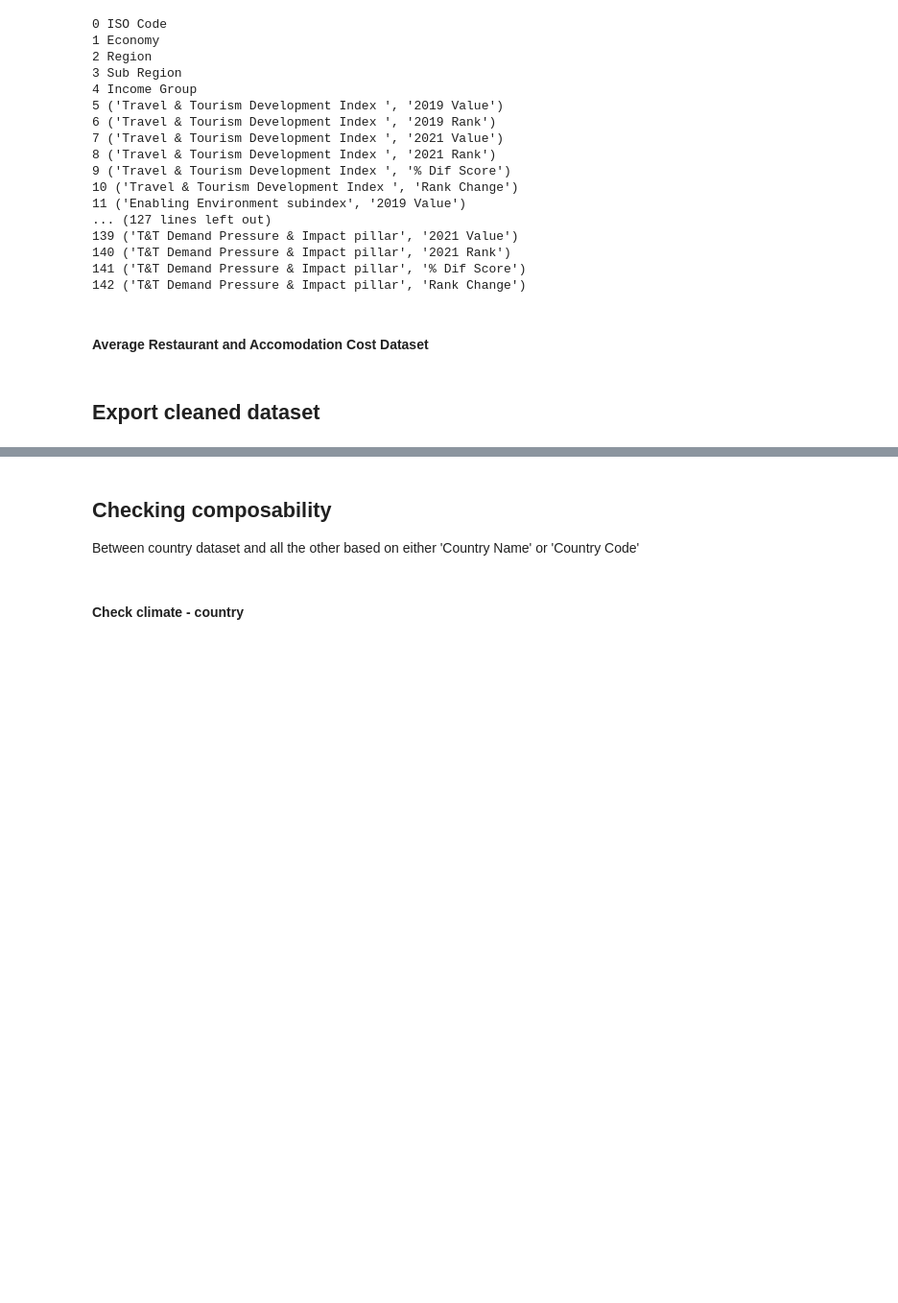
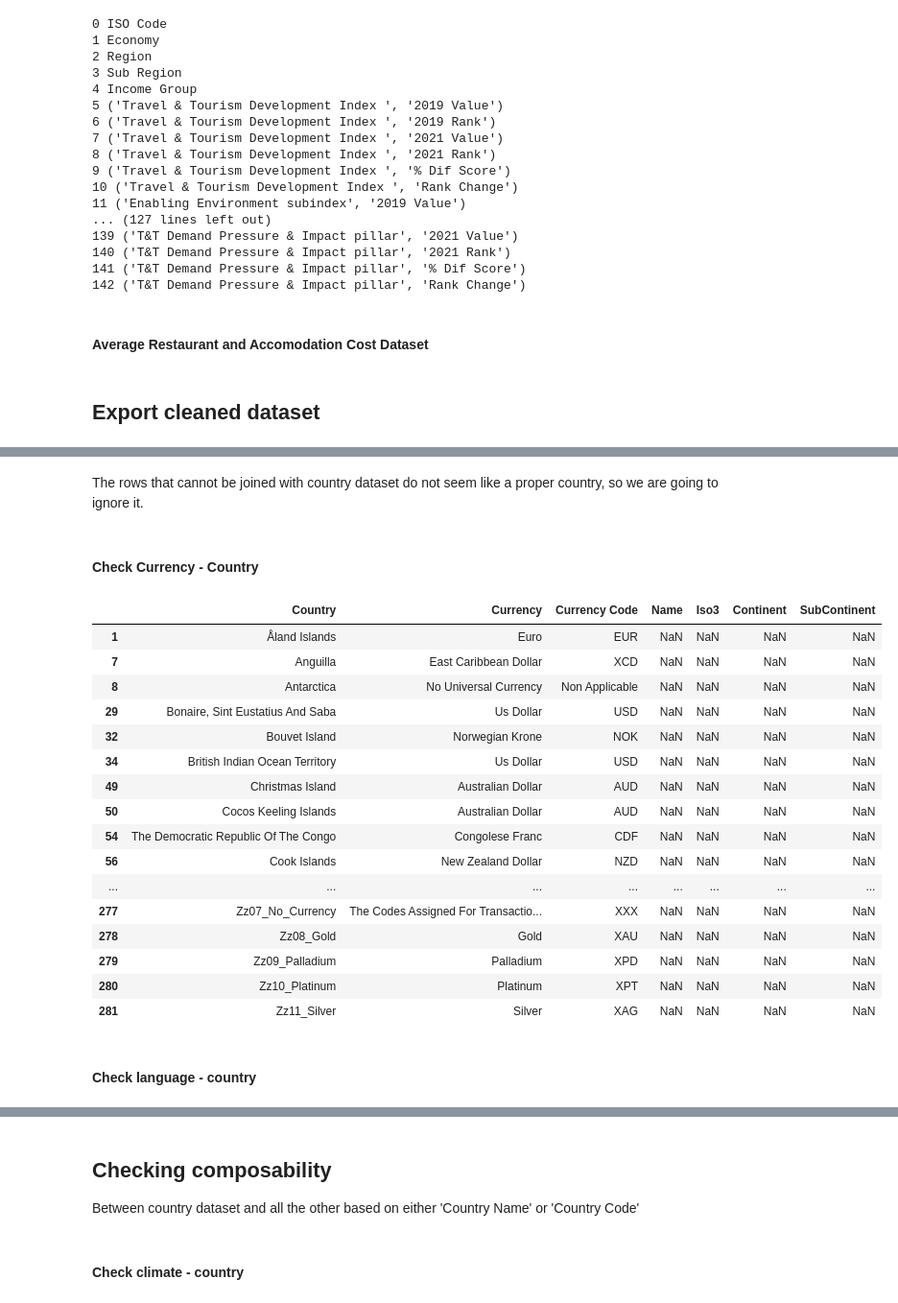
Before and after one commit to syeon0928/FinalExam_VA, a Jupyter notebook: data_cleaning/etl_eda .ipynb, the cells around one changed output, grey strips where cells are left out. Shown at 96% size. Cells and saved outputs as stored; diff of their text form; code cells hidden in the pictures; blank space fills up the shorter version.

```diff
--- a/data_cleaning/etl_eda .ipynb
+++ b/data_cleaning/etl_eda .ipynb
@@ -781,0 +806,11 @@ avg_rest_hot_p["Type Traveler"] = np.select(conditions, choices, default = "Non
+# %%
+# get cleaned datasets
+country = pd.read_csv('../cleaned_data/country.csv', index_col=[0])
+climate = pd.read_csv('../cleaned_data/climate.csv', index_col=[0])
+currency = pd.read_csv('../cleaned_data/currencies.csv', index_col=[0])
+language = pd.read_csv('../cleaned_data/language.csv', encoding='latin-1', index_col=[0])
+peace = pd.read_csv('../cleaned_data/peace_index.csv', index_col=[0])
+population = pd.read_csv('../cleaned_data/population.csv', index_col=[0])
+religion = pd.read_csv('../cleaned_data/Religion.csv', index_col=[0])
+wef_ttdi = pd.read_csv('../cleaned_data/wef_ttdi.csv', index_col=[0])
+avg_rest_hot_p = pd.read_csv("../cleaned_data/avg_rest_hot_p.csv", index_col=[0])
@@ -781,0 +845,27 @@ avg_rest_hot_p["Type Traveler"] = np.select(conditions, choices, default = "Non
+# %% [markdown]
+The rows that cannot be joined with country dataset do not seem like a proper country, so we are going to ignore it.
+# %% [markdown]
+#### Check Currency - Country
+# %%
+currency = currency.merge(country, how='left', left_on='Country', right_on='Name')
+currency[currency['Name'].isnull()]
+# %% [output]
+|  | Country | Currency | Currency Code | Name | Iso3 | Continent | SubContinent |
+| 1 | Åland Islands | Euro | EUR | NaN | NaN | NaN | NaN |
+| 7 | Anguilla | East Caribbean Dollar | XCD | NaN | NaN | NaN | NaN |
+| 8 | Antarctica | No Universal Currency | Non Applicable | NaN | NaN | NaN | NaN |
+| 29 | Bonaire, Sint Eustatius And Saba | Us Dollar | USD | NaN | NaN | NaN | NaN |
+| 32 | Bouvet Island | Norwegian Krone | NOK | NaN | NaN | NaN | NaN |
+| 34 | British Indian Ocean Territory | Us Dollar | USD | NaN | NaN | NaN | NaN |
+| 49 | Christmas Island | Australian Dollar | AUD | NaN | NaN | NaN | NaN |
+| 50 | Cocos Keeling Islands | Australian Dollar | AUD | NaN | NaN | NaN | NaN |
+| 54 | The Democratic Republic Of The Congo | Congolese Franc | CDF | NaN | NaN | NaN | NaN |
+| 56 | Cook Islands | New Zealand Dollar | NZD | NaN | NaN | NaN | NaN |
+| ... | ... | ... | ... | ... | ... | ... | ... |
+| 277 | Zz07_No_Currency | The Codes Assigned For Transactio... | XXX | NaN | NaN | NaN | NaN |
+| 278 | Zz08_Gold | Gold | XAU | NaN | NaN | NaN | NaN |
+| 279 | Zz09_Palladium | Palladium | XPD | NaN | NaN | NaN | NaN |
+| 280 | Zz10_Platinum | Platinum | XPT | NaN | NaN | NaN | NaN |
+| 281 | Zz11_Silver | Silver | XAG | NaN | NaN | NaN | NaN |
+# %% [markdown]
+#### Check language - country
```
Also changed, not shown: parts of 17 cells of this notebook, 1 other file.
